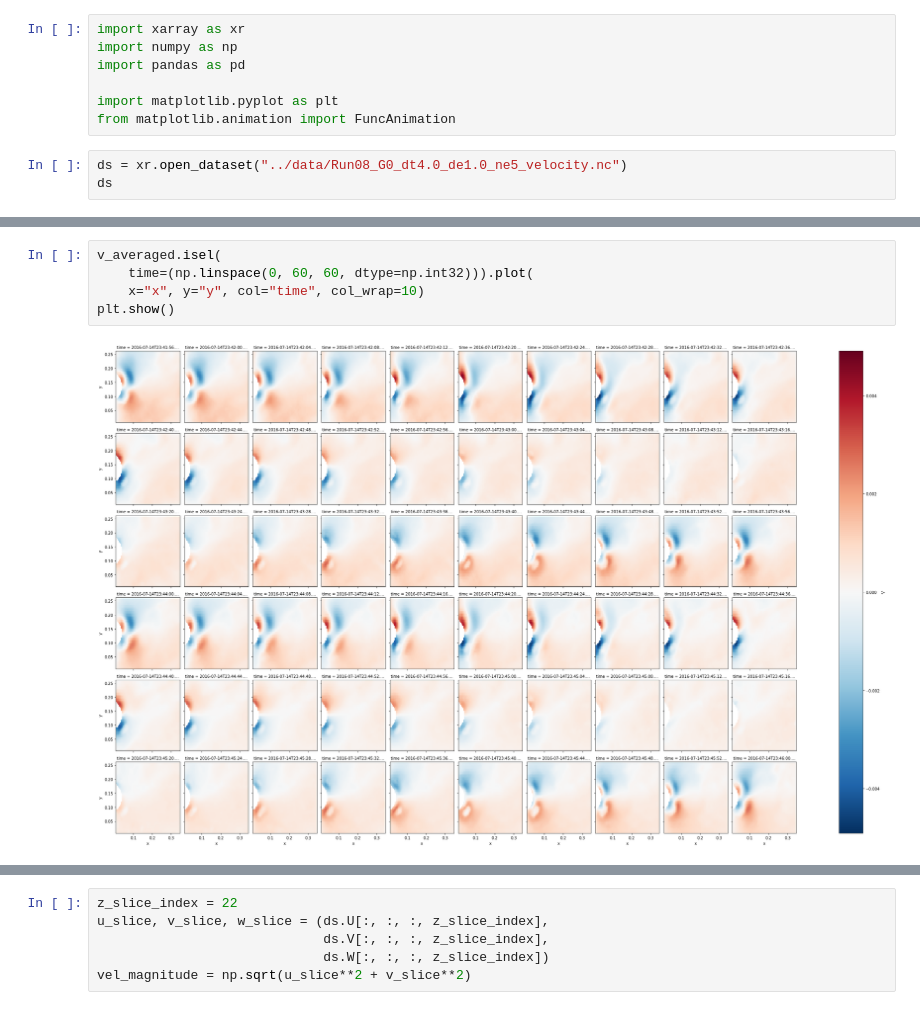
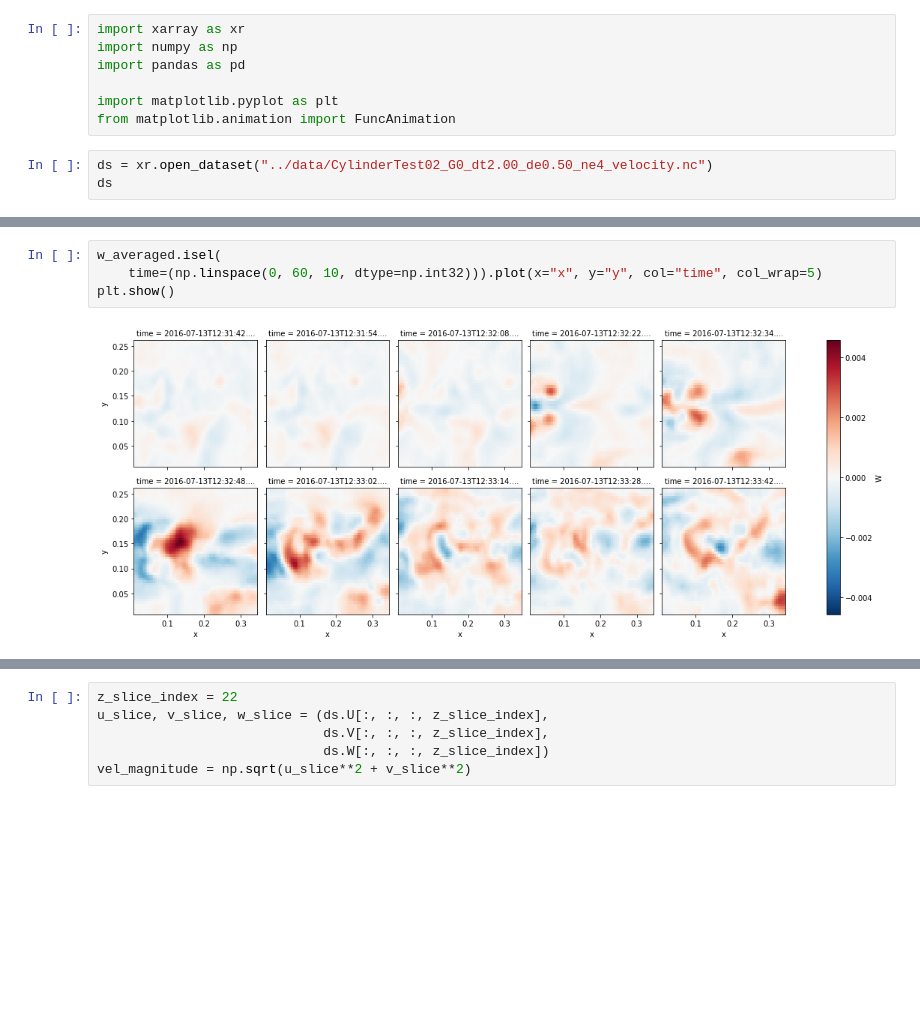
Before and after one commit to connor-duffin/sswfe, a Jupyter notebook: docs/dataset-small-tests.ipynb, the cells around one changed output, grey strips where cells are left out. Drawn from its saved outputs; the diff is of its cells as text; blank space fills up the shorter version.

```diff
--- a/docs/dataset-small-tests.ipynb
+++ b/docs/dataset-small-tests.ipynb
@@ -12,7 +12,7 @@ import pandas as pd
 import matplotlib.pyplot as plt
 from matplotlib.animation import FuncAnimation
 # %%
-ds = xr.open_dataset("../data/Run08_G0_dt4.0_de1.0_ne5_velocity.nc")
+ds = xr.open_dataset("../data/CylinderTest02_G0_dt2.00_de0.50_ne4_velocity.nc")
 ds
 # %% [output]
 <xarray.Dataset>
@@ -55,7 +54,6 @@ plt.show()
 # %%
-v_averaged.isel(
-    time=(np.linspace(0, 60, 60, dtype=np.int32))).plot(
-    x="x", y="y", col="time", col_wrap=10)
+w_averaged.isel(
+    time=(np.linspace(0, 60, 10, dtype=np.int32))).plot(x="x", y="y", col="time", col_wrap=5)
 plt.show()
 # %% [output]
-[figure, old version]
+[figure, new version]
```
Also changed, not shown: parts of 15 cells of this notebook, 7 other files.
